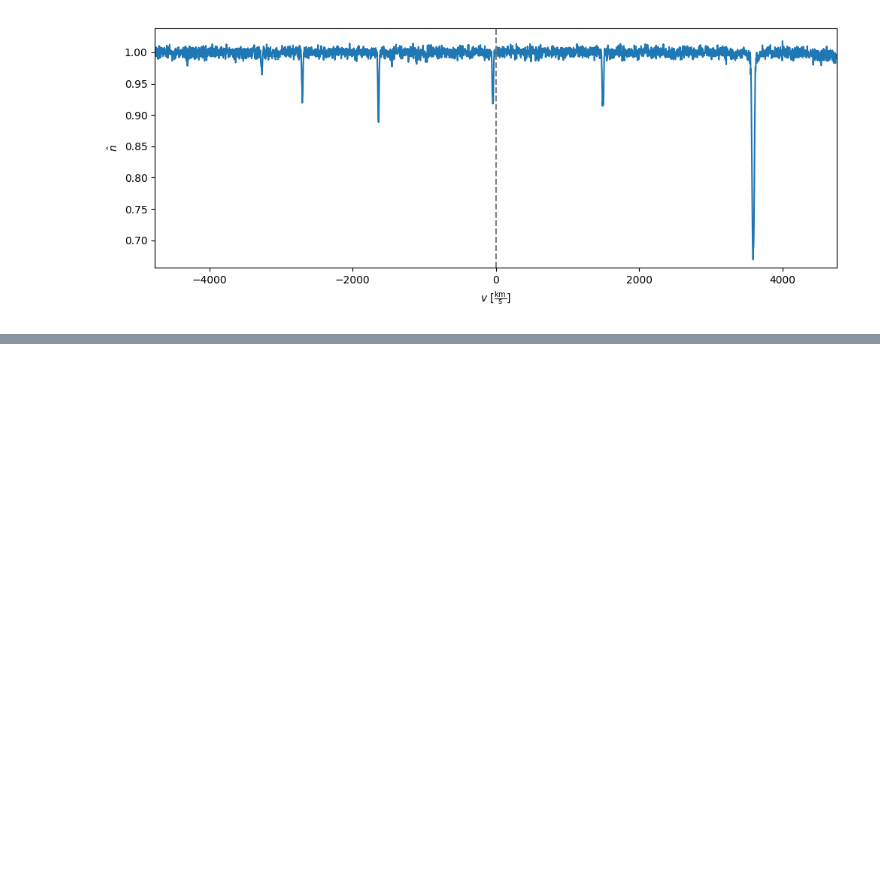
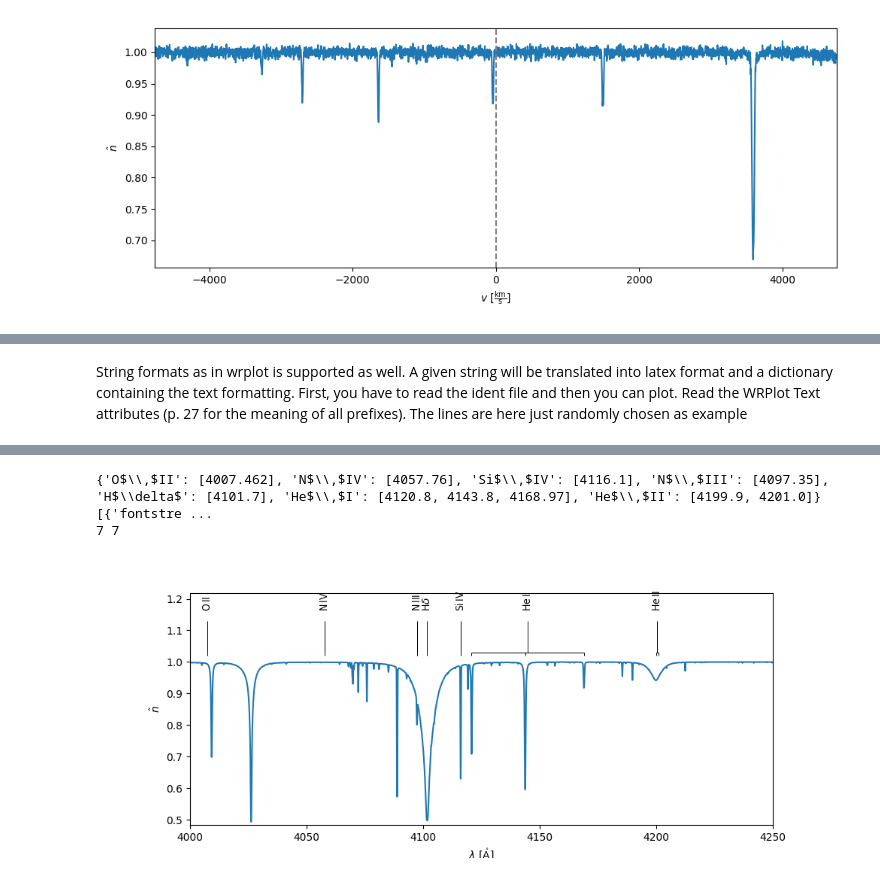
Before and after one commit to eschoesser/spyplotter, a Jupyter notebook: docs/spectrum.ipynb, the cells around one changed output, grey strips where cells are left out. Drawn from its saved outputs; the diff is of its cells as text; code cells hidden in the pictures; blank space fills up the shorter version.

```diff
--- a/docs/spectrum.ipynb
+++ b/docs/spectrum.ipynb
@@ -143,0 +173,15 @@ plt.tight_layout()
+# %% [markdown]
+String formats as in wrplot is supported as well. A given string will be translated into latex format and a dictionary containing the text formatting.
+First, you have to read the ident file and then you can plot. Read the WRPlot Text attributes (p. 27 for the meaning of all prefixes). The lines are here just randomly chosen as example
+# %%
+# Plot the spectrum
+ax = spectrum_norm.plot(x_unit=u.AA,interval=[4000,4250]);
+
+readWRPlot_identfile(filepath='../tests/test_data/ident_O.dat',keyword='* IDENT BLUE')
+
+li = LineIdentifier.from_powr_identfile('../tests/test_data/ident_O.dat')
+ax = li.plot(ax=ax)
+#
+#print(ax.get_ylim())
+#plt.tight_layout()
+# %% [output]
@@ -143,0 +189,3 @@ plt.tight_layout()
+{'O$\\,$II': [4007.462], 'N$\\,$IV': [4057.76], 'Si$\\,$IV': [4116.1], 'N$\\,$III': [4097.35], 'H$\\delta$': [4101.7], 'He$\\,$I': [4120.8, 4143.8, 4168.97], 'He$\\,$II': [4199.9, 4201.0]} [{'fontstre ...
+7 7
+[figure, added]
```
Also changed, not shown: parts of 5 cells of this notebook, 3 other files.
